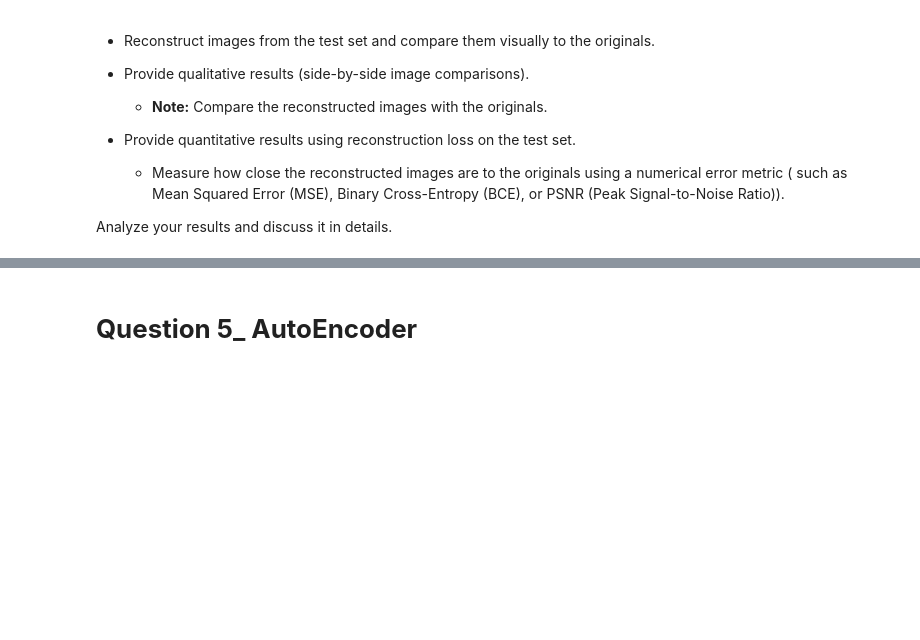
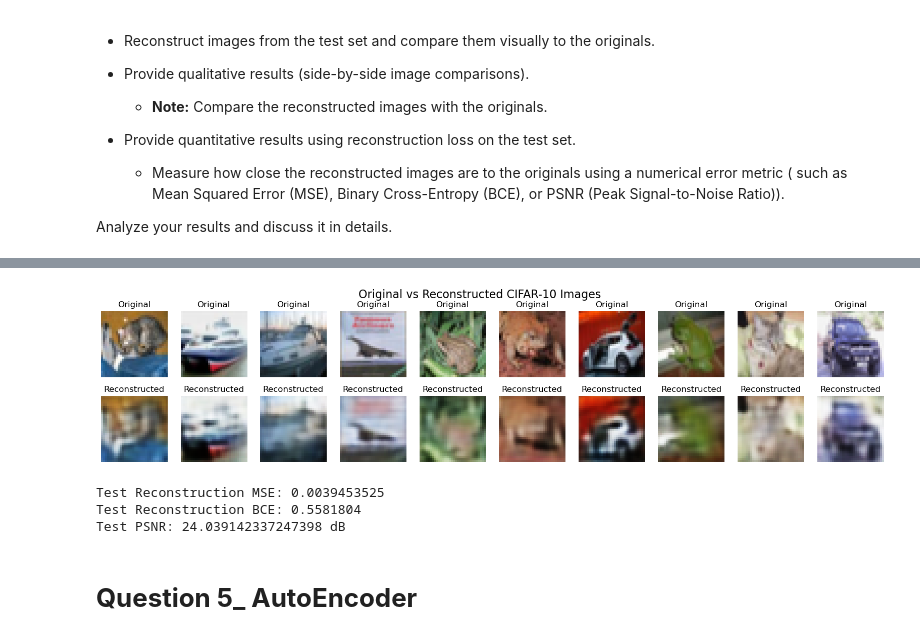
Before and after one commit to SmritiReddyy/ConvolutionalAutoEncoders, a Jupyter notebook: Assignment10_Autoencoders.ipynb, the cells around one changed output, grey strips where cells are left out. Drawn from its saved outputs; the diff is of its cells as text; code cells hidden in the pictures; blank space fills up the shorter version.

```diff
--- a/Assignment10_Autoencoders.ipynb
+++ b/Assignment10_Autoencoders.ipynb
@@ -259,3 +259,31 @@ Acts as a compressed “feature map” that the network learns to encode images
       *   Measure how close the reconstructed images are to the originals using a numerical error metric ( such as Mean Squared Error (MSE), Binary Cross-Entropy (BCE), or PSNR (Peak Signal-to-Noise Ratio)).
 
 Analyze your results and discuss it in details.
+# %%
+# Comparison
+
+import matplotlib.pyplot as plt
+import numpy as np
+
+# Generate reconstructed images
+reconstructed = autoencoder.predict(X_test)
+
+# Display original vs reconstructed (first 10 images)
+n = 10
+plt.figure(figsize=(20, 4))
+for i in range(n):
+    # Original
+    ax = plt.subplot(2, n, i + 1)
+    plt.imshow(X_test[i])
+    plt.title("Original")
+    plt.axis("off")
+
+    # Reconstructed
+    ax = plt.subplot(2, n, i + 1 + n)
+    plt.imshow(reconstructed[i])
+    plt.title("Reconstructed")
+    plt.axis("off")
+
+plt.suptitle("Original vs Reconstructed CIFAR-10 Images", fontsize=16)
+plt.show()
+# %% [output]
@@ -262,3 +291,33 @@ Analyze your results and discuss it in details.
+[figure, added]
+# %%
+
+
+# Quantative results
+
+from sklearn.metrics import mean_squared_error
+import tensorflow as tf
+
+# Mean Squared Error (lower is better)
+mse = np.mean(np.square(X_test - reconstructed))
+print("Test Reconstruction MSE:", mse)
+
+# Binary Cross-Entropy (alternative)
+bce = tf.keras.losses.binary_crossentropy(
+    X_test.flatten(), reconstructed.flatten()
+).numpy().mean()
+print("Test Reconstruction BCE:", bce)
+
+# Peak Signal-to-Noise Ratio (higher is better)
+def psnr(original, reconstructed):
+    mse_val = np.mean((original - reconstructed) ** 2)
+    return 20 * np.log10(1.0 / np.sqrt(mse_val))
+
+psnr_val = psnr(X_test, reconstructed)
+print("Test PSNR:", psnr_val, "dB")
+# %% [output]
+Test Reconstruction MSE: 0.0039453525
+Test Reconstruction BCE: 0.5581804
+Test PSNR: 24.039142337247398 dB
 # %% [markdown]
 # **Question 5_ AutoEncoder**
 # %% [markdown]
```
Also changed, not shown: parts of 2 cells of this notebook.
